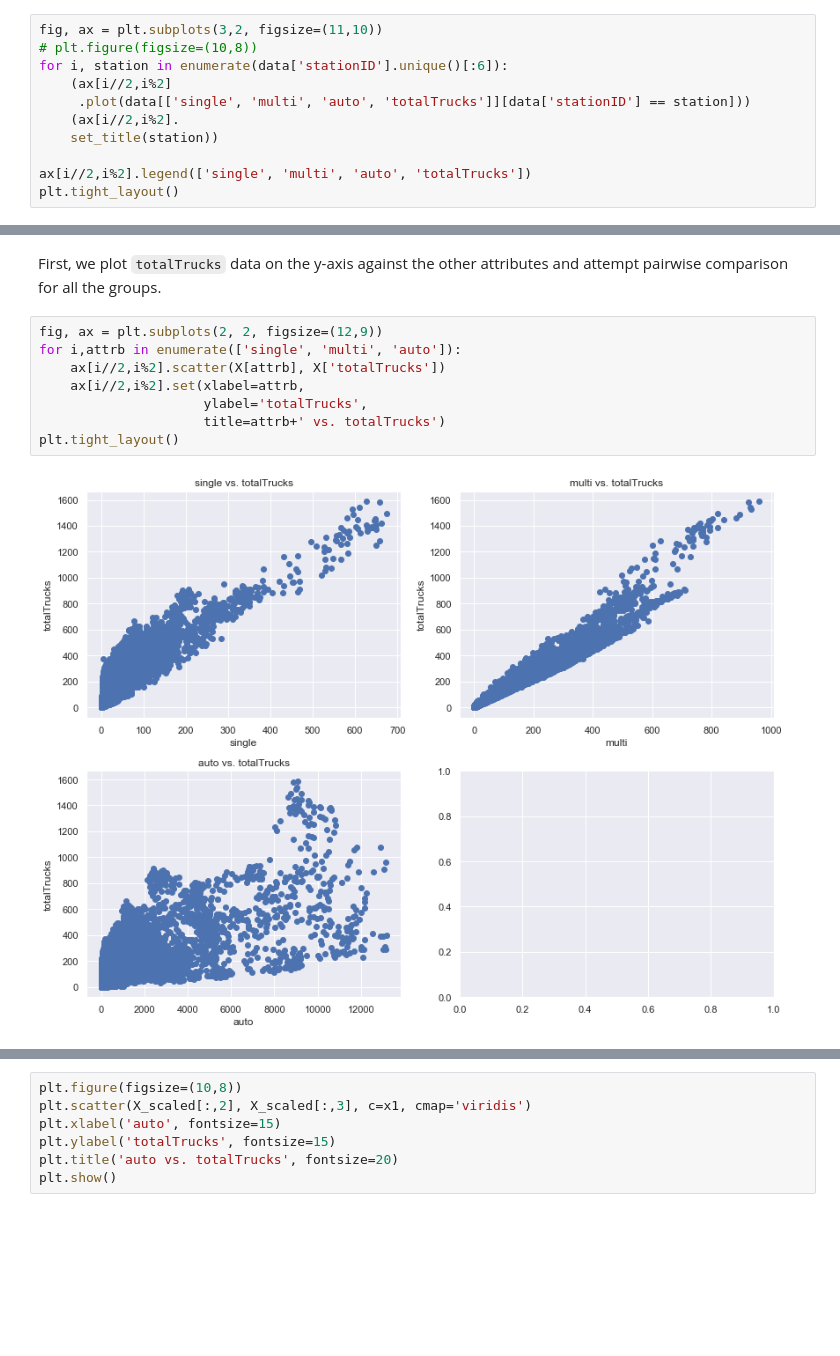
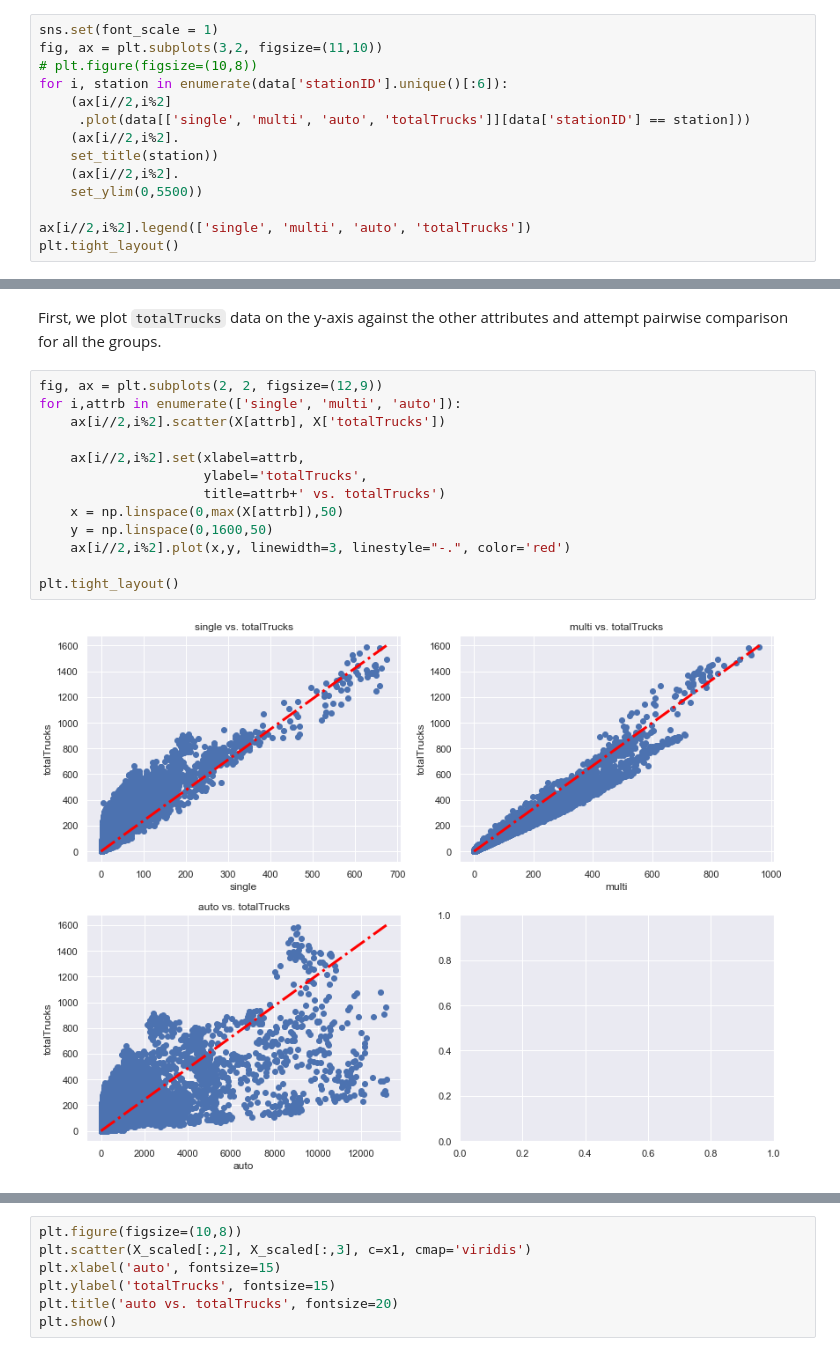
Before and after one commit to Group5github/Group5.github.io, a Jupyter notebook: qtoronto.ipynb, the cells around one changed output, grey strips where cells are left out. Cells and saved outputs as stored; diff of their text form; blank space fills up the shorter version.

```diff
--- a/qtoronto.ipynb
+++ b/qtoronto.ipynb
@@ -295,4 +314,5 @@ From the cross correlation matrix obtained, we can examine some of the other sta
 # %%
+sns.set(font_scale = 1)
 fig, ax = plt.subplots(3,2, figsize=(11,10))
 # plt.figure(figsize=(10,8))
 for i, station in enumerate(data['stationID'].unique()[:6]):
@@ -300,6 +320,8 @@ for i, station in enumerate(data['stationID'].unique()[:6]):
      .plot(data[['single', 'multi', 'auto', 'totalTrucks']][data['stationID'] == station]))
     (ax[i//2,i%2].
     set_title(station))
+    (ax[i//2,i%2].
+    set_ylim(0,5500))
 
 ax[i//2,i%2].legend(['single', 'multi', 'auto', 'totalTrucks'])
 plt.tight_layout()
@@ -824,11 +1029,16 @@ First, we plot `totalTrucks` data on the y-axis against the other attributes and
 # %%
 fig, ax = plt.subplots(2, 2, figsize=(12,9))
 for i,attrb in enumerate(['single', 'multi', 'auto']):
     ax[i//2,i%2].scatter(X[attrb], X['totalTrucks'])
+
     ax[i//2,i%2].set(xlabel=attrb,
                      ylabel='totalTrucks',
                      title=attrb+' vs. totalTrucks')
+    x = np.linspace(0,max(X[attrb]),50)
+    y = np.linspace(0,1600,50)
+    ax[i//2,i%2].plot(x,y, linewidth=3, linestyle="-.", color='red')
+
 plt.tight_layout()
 # %% [output]
-[figure, old version]
+[figure, new version]
 # %% [markdown]
```
Also changed, not shown: parts of 68 cells of this notebook, 3 other files.
